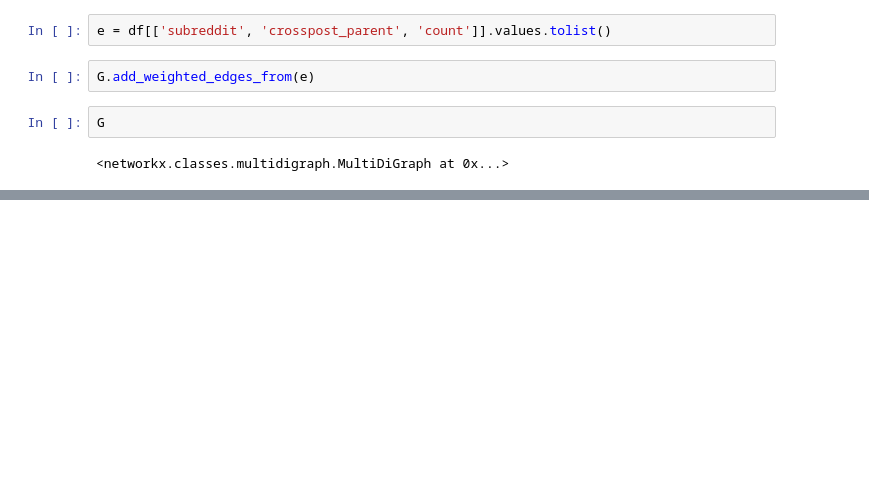
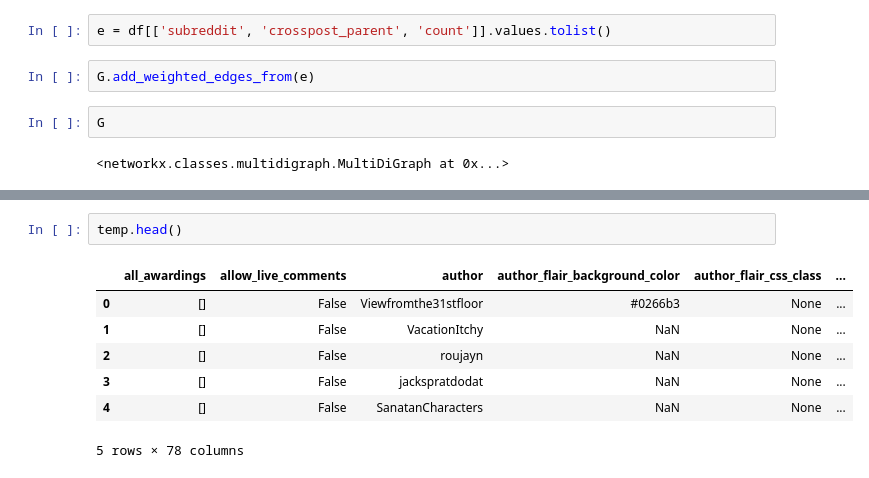
Before and after one commit to jvschlierf/networkthesis, a Jupyter notebook: analysis/subs_network.ipynb, the cells around one changed output, grey strips where cells are left out. Drawn from its saved outputs; the diff is of its cells as text; blank space fills up the shorter version.

```diff
--- a/analysis/subs_network.ipynb
+++ b/analysis/subs_network.ipynb
@@ -46,0 +105,10 @@ nx.draw(G)
+# %%
+temp.head()
+# %% [output]
+|  | all_awardings | allow_live_comments | author | author_flair_background_color | author_flair_css_class | ... |
+| 0 | [] | False | Viewfromthe31stfloor | #0266b3 | None | ... |
+| 1 | [] | False | VacationItchy | NaN | None | ... |
+| 2 | [] | False | roujayn | NaN | None | ... |
+| 3 | [] | False | jackspratdodat | NaN | None | ... |
+| 4 | [] | False | SanatanCharacters | NaN | None | ... |
+5 rows × 78 columns
```
Also changed, not shown: parts of 16 cells of this notebook, 2 other files.
